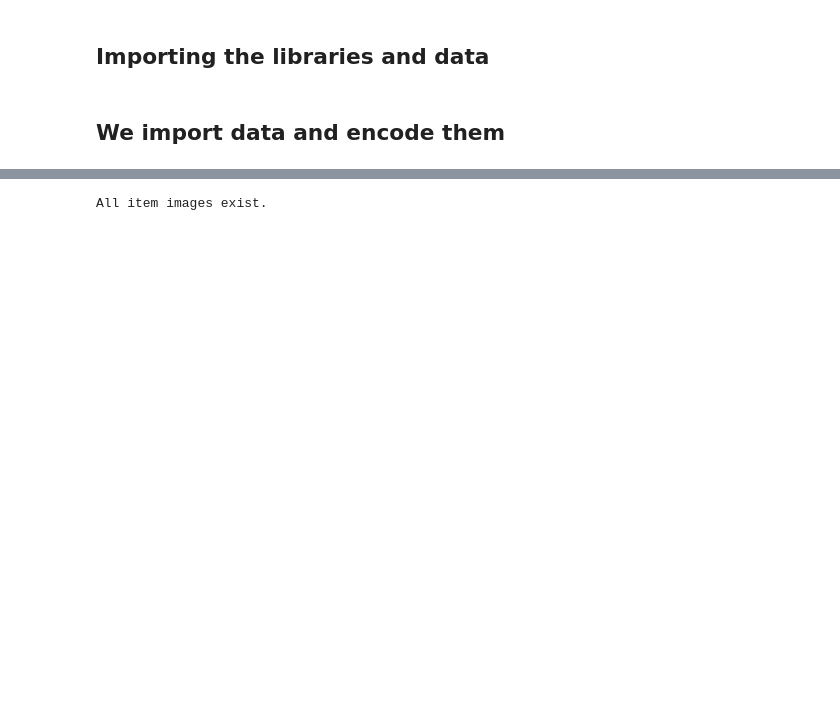
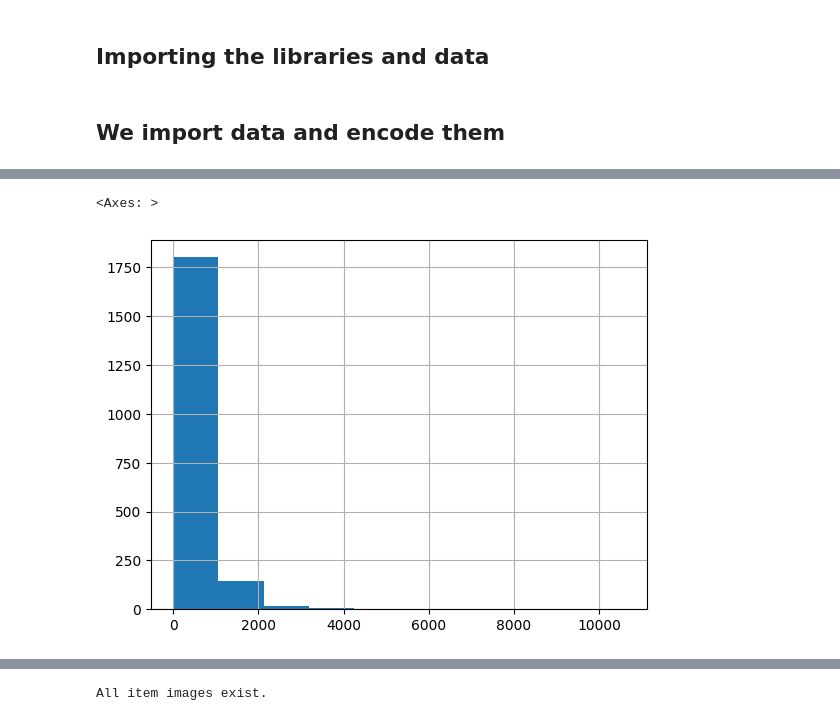
Before and after one commit to thanbskt/Recommendation_tool, a Jupyter notebook: prediction_model.ipynb, the cells around one changed output, grey strips where cells are left out. Drawn from its saved outputs; the diff is of its cells as text; code cells hidden in the pictures; blank space fills up the shorter version.

```diff
--- a/prediction_model.ipynb
+++ b/prediction_model.ipynb
@@ -45,3 +52,8 @@ df = df[["likes","items","set_id"]]
+# %%
+df['likes'].hist()
+# %% [output]
+<Axes: >
+[figure, added]
 # %%
 df
 # %% [output]
```
Also changed, not shown: parts of 23 cells of this notebook.
